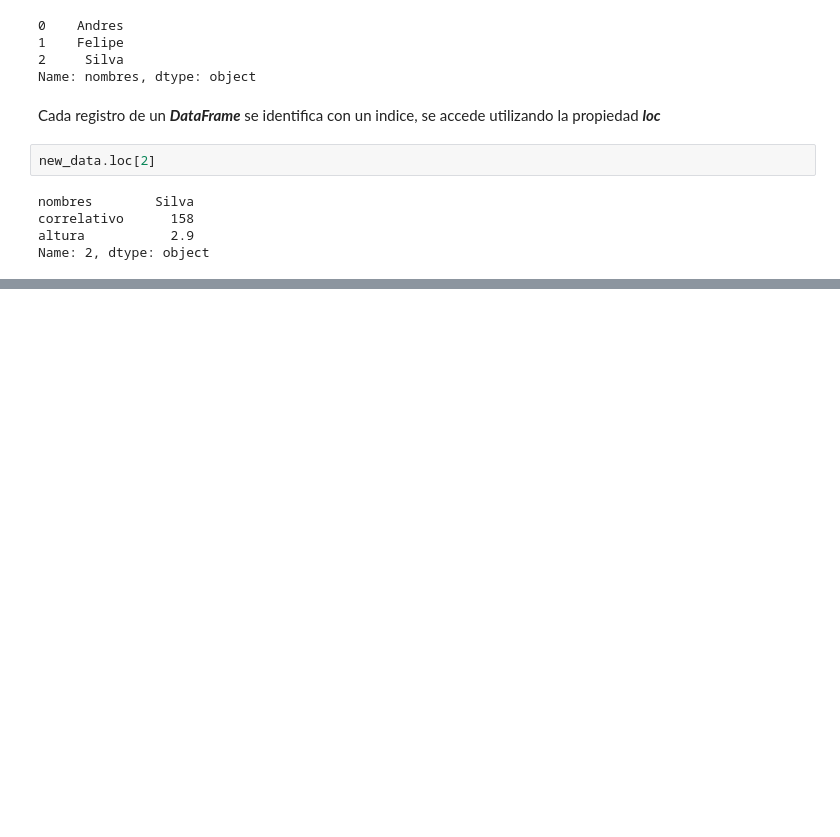
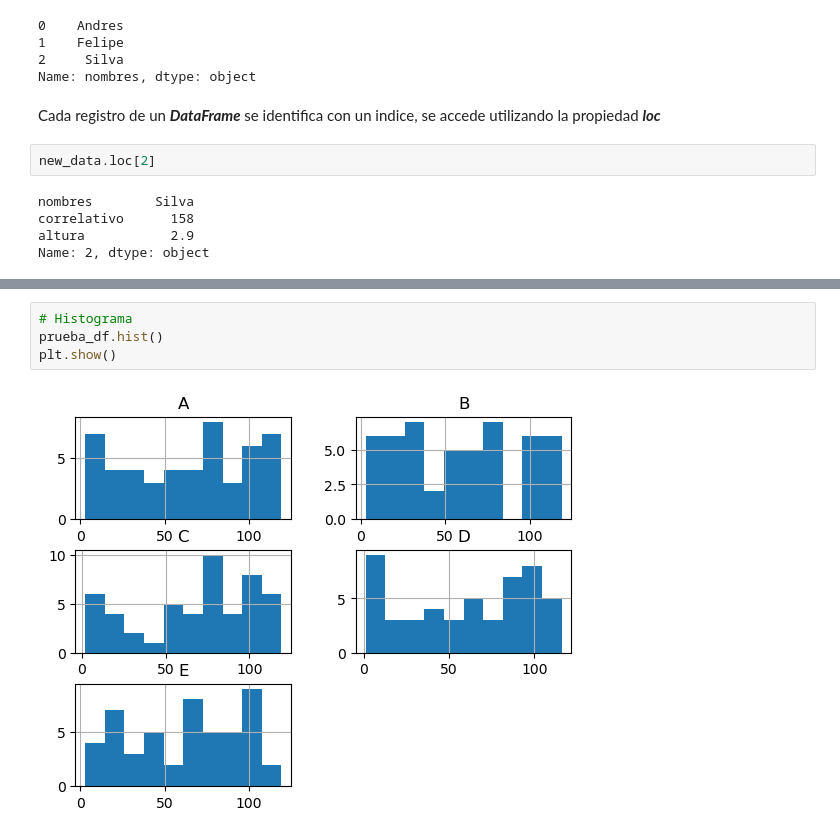
Before and after one commit to AND3SIL4/clases-ai, a Jupyter notebook: youtube/Introducción a pandas.ipynb, the cells around one changed output, grey strips where cells are left out. Saved outputs shown, nothing was run; the diff lists cells and outputs as text; blank space fills up the shorter version.

```diff
--- a/youtube/Introducción a pandas.ipynb
+++ b/youtube/Introducción a pandas.ipynb
@@ -75,0 +124,6 @@ Name: 2, dtype: object
+# %%
+# Histograma
+prueba_df.hist()
+plt.show()
+# %% [output]
+[figure, added]
```
Also changed, not shown: parts of 8 cells of this notebook.
